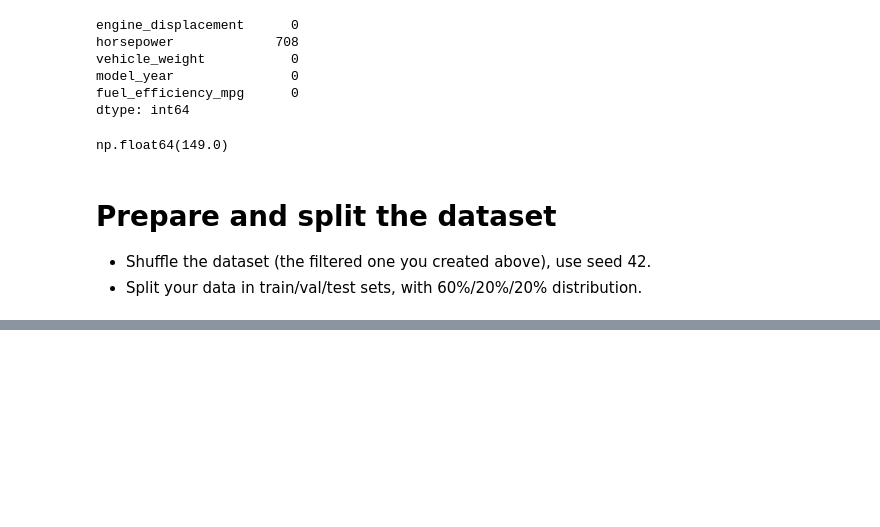
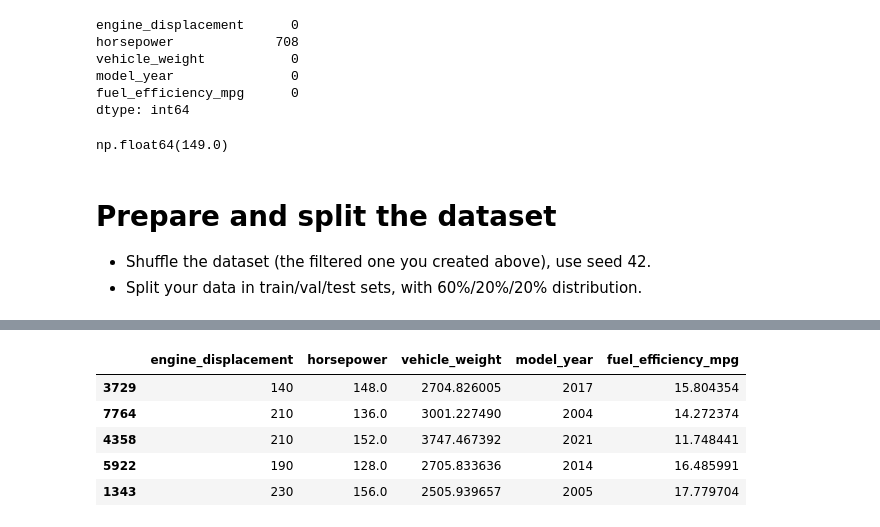
Before and after one commit to Kashund/ml-zoomcamp-sept2025, a Jupyter notebook: 02-regression/02-homework.ipynb, the cells around one changed output, grey strips where cells are left out. Saved outputs shown, nothing was run; the diff lists cells and outputs as text; code cells hidden in the pictures; blank space fills up the shorter version.

```diff
--- a/02-regression/02-homework.ipynb
+++ b/02-regression/02-homework.ipynb
@@ -97,0 +132,9 @@ np.float64(149.0)
+# %%
+df_test.head()
+# %% [output]
+|  | engine_displacement | horsepower | vehicle_weight | model_year | fuel_efficiency_mpg |
+| 3729 | 140 | 148.0 | 2704.826005 | 2017 | 15.804354 |
+| 7764 | 210 | 136.0 | 3001.227490 | 2004 | 14.272374 |
+| 4358 | 210 | 152.0 | 3747.467392 | 2021 | 11.748441 |
+| 5922 | 190 | 128.0 | 2705.833636 | 2014 | 16.485991 |
+| 1343 | 230 | 156.0 | 2505.939657 | 2005 | 17.779704 |
```
Also changed, not shown: parts of 9 cells of this notebook.
